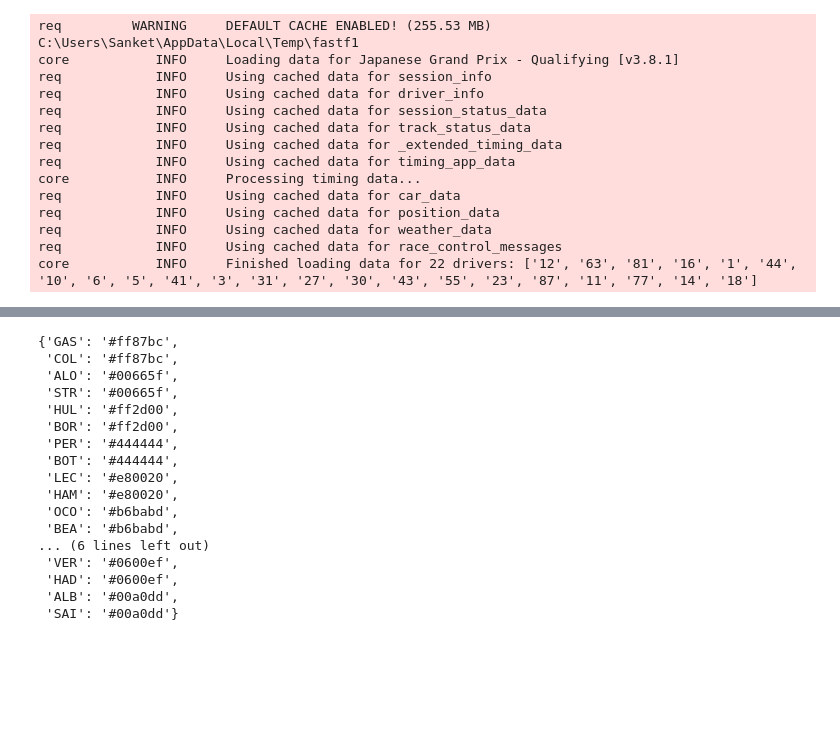
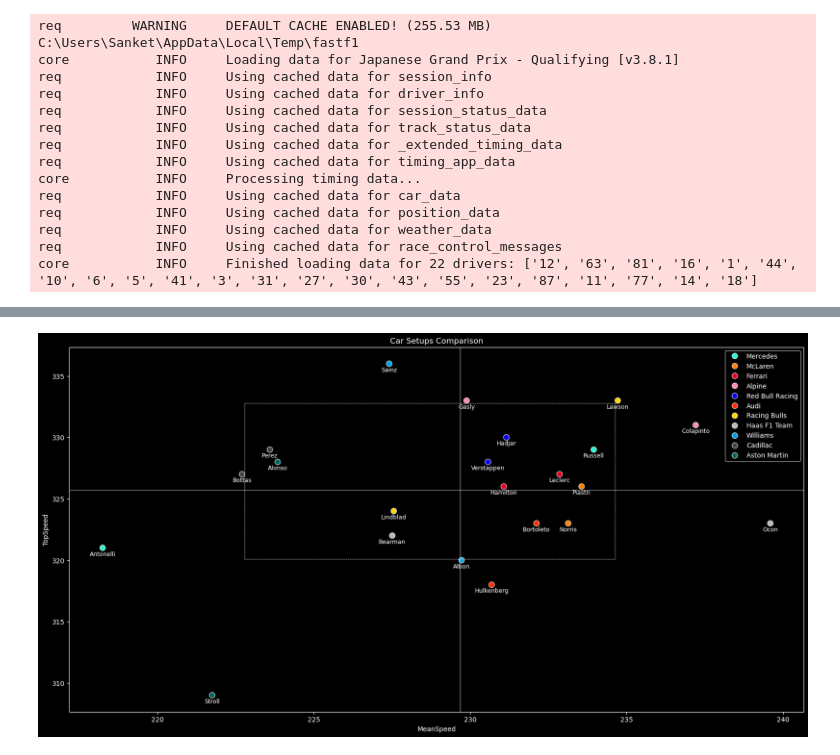
Before and after one commit to Sanket-g-75/F1_Analysis, a Jupyter notebook: test.ipynb, the cells around one changed output, grey strips where cells are left out. Drawn from its saved outputs; the diff is of its cells as text; code cells hidden in the pictures; blank space fills up the shorter version.

```diff
--- a/test.ipynb
+++ b/test.ipynb
@@ -42,20 +43,4 @@ qf.compare_laps(drivers=['HAM','LEC','ANT'])
-# %%
-fastf1.plotting.get_driver_color_mapping(session=session)
-# %% [output]
-{'GAS': '#ff87bc',
- 'COL': '#ff87bc',
- 'ALO': '#00665f',
- 'STR': '#00665f',
- 'HUL': '#ff2d00',
- 'BOR': '#ff2d00',
- 'PER': '#444444',
- 'BOT': '#444444',
- 'LEC': '#e80020',
- 'HAM': '#e80020',
- 'OCO': '#b6babd',
- 'BEA': '#b6babd',
-... (6 lines left out)
- 'VER': '#0600ef',
- 'HAD': '#0600ef',
- 'ALB': '#00a0dd',
- 'SAI': '#00a0dd'}
+# %%
+qf.car_setups(quantile=0.1,save=True)
+# %% [output]
+[figure, added]
```
Also changed, not shown: parts of 1 cell of this notebook, 3 other files.
